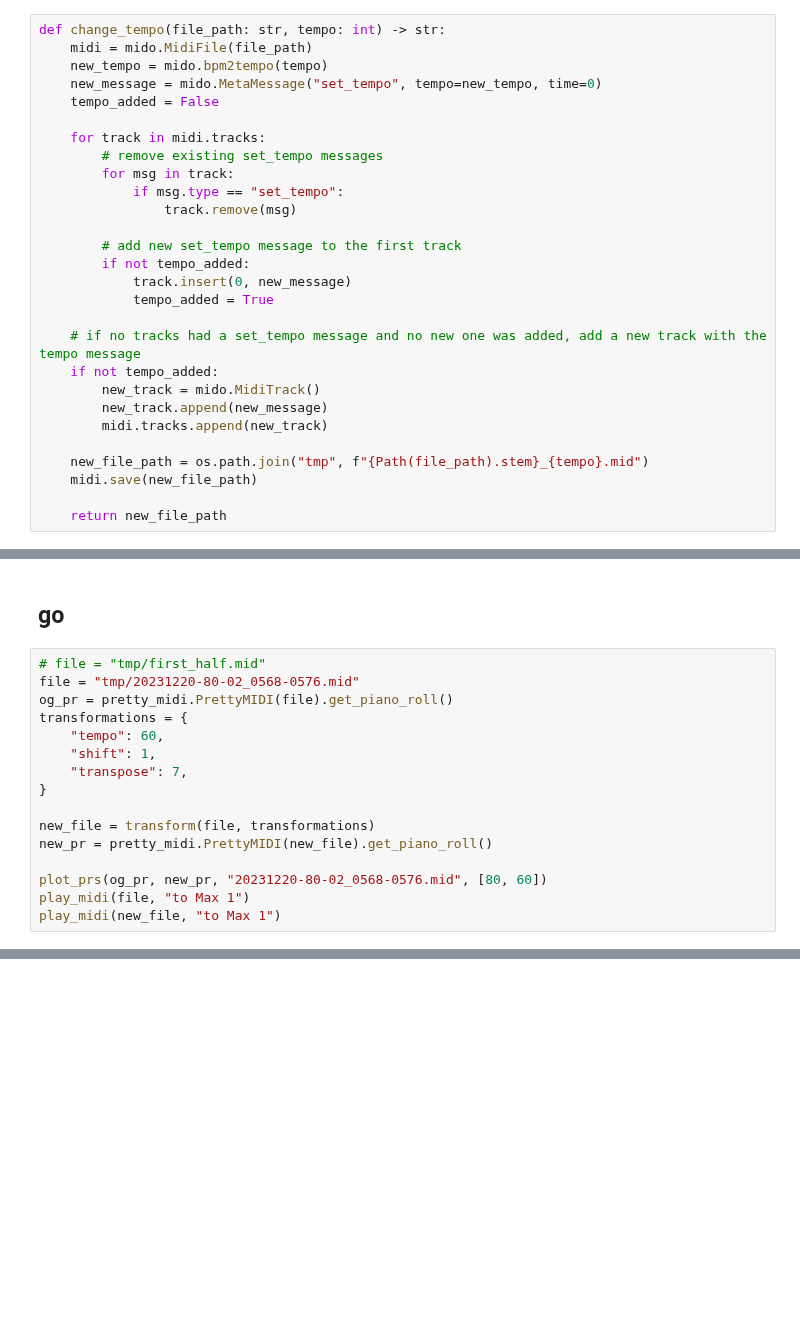
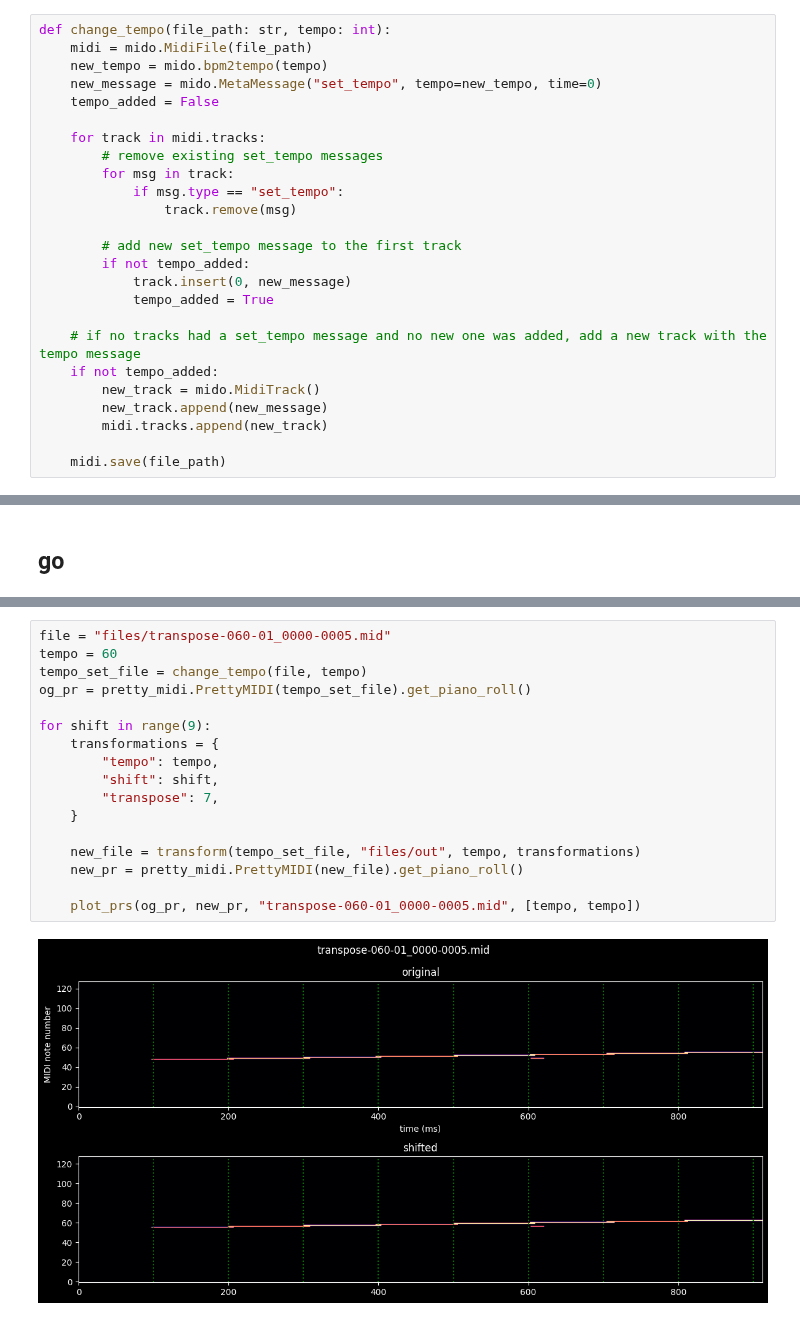
Before and after one commit to osageev/disklavier, a Jupyter notebook: notebooks/transformations.ipynb, the cells around one changed output, grey strips where cells are left out. Saved outputs shown, nothing was run; the diff lists cells and outputs as text; blank space fills up the shorter version.

Commit message:
fixed transpose

```diff
--- a/notebooks/transformations.ipynb
+++ b/notebooks/transformations.ipynb
@@ -40,7 +51,7 @@ def plot_prs(pr, bpr, title, bpms) -> None:
     plt.tight_layout()
     plt.show()
 # %%
-def change_tempo(file_path: str, tempo: int) -> str:
+def change_tempo(file_path: str, tempo: int):
     midi = mido.MidiFile(file_path)
     new_tempo = mido.bpm2tempo(tempo)
     new_message = mido.MetaMessage("set_tempo", tempo=new_tempo, time=0)
@@ -63,8 +74,5 @@ def change_tempo(file_path: str, tempo: int) -> str:
         new_track.append(new_message)
         midi.tracks.append(new_track)
 
-    new_file_path = os.path.join("tmp", f"{Path(file_path).stem}_{tempo}.mid")
-    midi.save(new_file_path)
-
-    return new_file_path
+    midi.save(file_path)
 # %%
@@ -132,19 +149,3 @@ def play_midi(file_path, output_port_name):
     print("Playback finished.")
 # %% [markdown]
 ## go
-# %%
-# file = "tmp/first_half.mid"
-file = "tmp/20231220-80-02_0568-0576.mid"
-og_pr = pretty_midi.PrettyMIDI(file).get_piano_roll()
-transformations = {
-    "tempo": 60,
-    "shift": 1,
-    "transpose": 7,
-}
-
-new_file = transform(file, transformations)
-new_pr = pretty_midi.PrettyMIDI(new_file).get_piano_roll()
-
-plot_prs(og_pr, new_pr, "20231220-80-02_0568-0576.mid", [80, 60])
-play_midi(file, "to Max 1")
-play_midi(new_file, "to Max 1")
@@ -185,0 +152,19 @@ MetaMessage('end_of_track', time=221)
+# %%
+file = "files/transpose-060-01_0000-0005.mid"
+tempo = 60
+tempo_set_file = change_tempo(file, tempo)
+og_pr = pretty_midi.PrettyMIDI(tempo_set_file).get_piano_roll()
+
+for shift in range(9):
+    transformations = {
+        "tempo": tempo,
+        "shift": shift,
+        "transpose": 7,
+    }
+
+    new_file = transform(tempo_set_file, "files/out", tempo, transformations)
+    new_pr = pretty_midi.PrettyMIDI(new_file).get_piano_roll()
+
+    plot_prs(og_pr, new_pr, "transpose-060-01_0000-0005.mid", [tempo, tempo])
+# %% [output]
+[figure, added]
```
Also changed, not shown: parts of 6 cells of this notebook, 36 other files.
